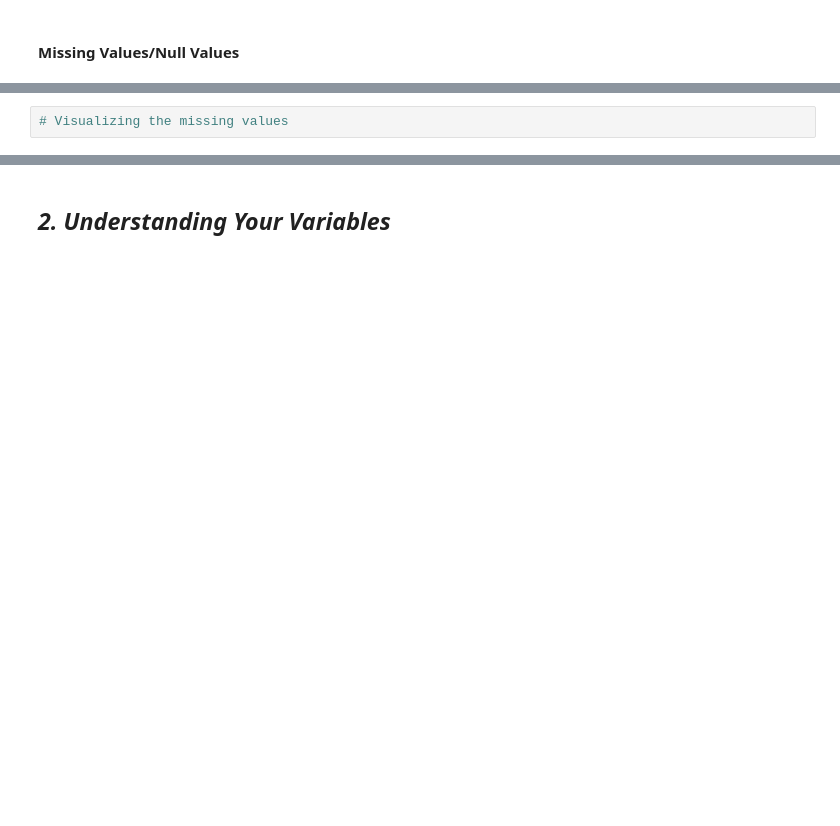
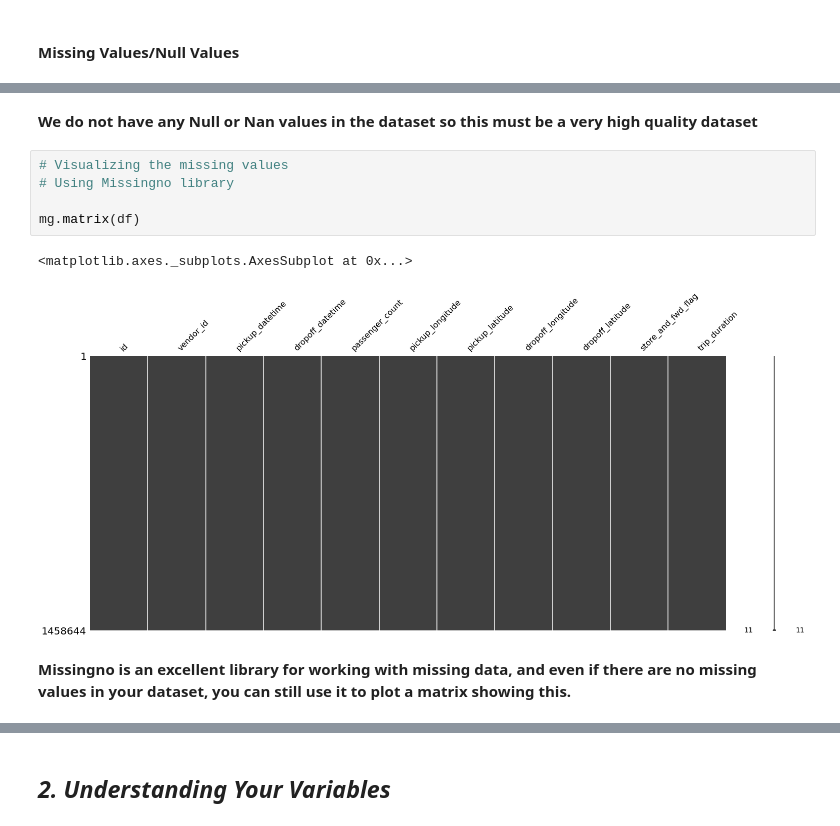
Before and after one commit to RAHULRAJ666DX/NYC-Taxi-Trip-Time-Predict-Raj, a Jupyter notebook: 1111111111111111111.ipynb, the cells around one changed output, grey strips where cells are left out. Drawn from its saved outputs; the diff is of its cells as text; blank space fills up the shorter version.

```diff
--- a/1111111111111111111.ipynb
+++ b/1111111111111111111.ipynb
@@ -233,2 +339,12 @@ df.duplicated()
+# %% [markdown]
+**We do not have any Null or Nan values in the dataset so this must be a very high quality dataset**
 # %%
 # Visualizing the missing values
+# Using Missingno library
+
+mg.matrix(df)
+# %% [output]
+<matplotlib.axes._subplots.AxesSubplot at 0x...>
+[figure, added]
+# %% [markdown]
+**Missingno is an excellent library for working with missing data, and even if there are no missing values in your dataset, you can still use it to plot a matrix showing this.**
```
Also changed, not shown: parts of 56 cells of this notebook.
